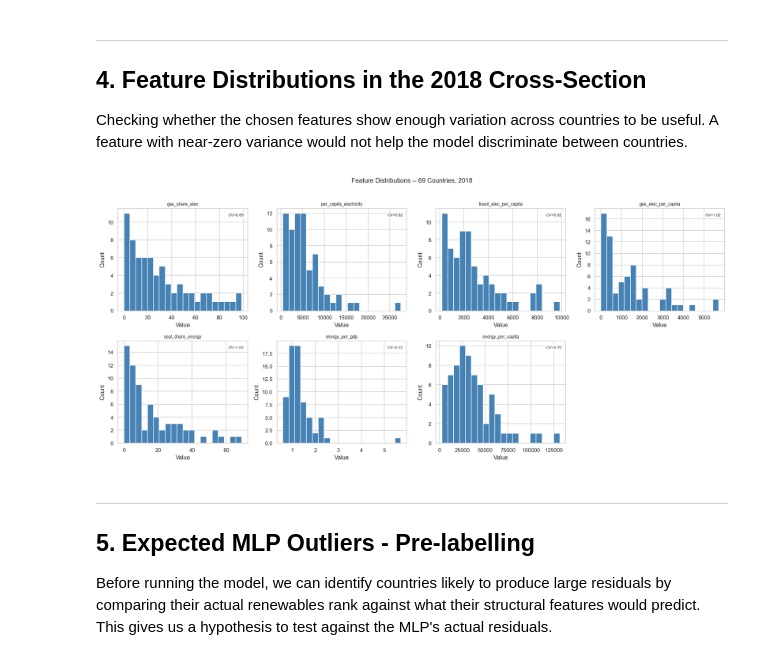
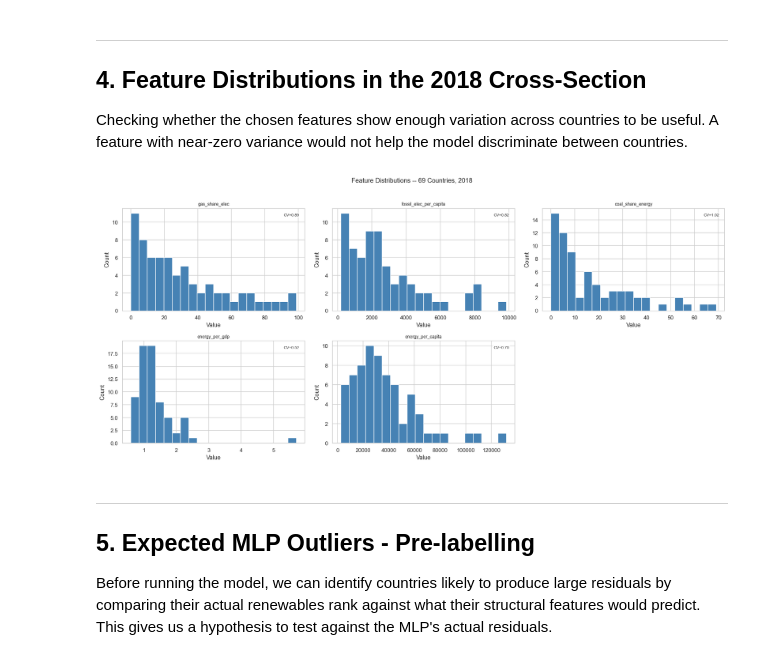
Before and after one commit to iggygonzales/ds4420-final-project, a Jupyter notebook: EDA/Country_Selection_EDA.ipynb, the cells around one changed output. Cells and saved outputs as stored; diff of their text form; code cells hidden in the pictures.

Commit message:
updated EDA with correct columns, dropping per_capita_electricity and gas_share_elec_per_capita

```diff
--- a/EDA/Country_Selection_EDA.ipynb
+++ b/EDA/Country_Selection_EDA.ipynb
@@ -31,9 +31,7 @@ DATA_PATH = '../data/World_Energy_Consumption.csv'
 # population) which had near-zero correlation with the target.
 FEATURES = [
     'gas_share_elec', # gas share of electricity generation (r = -0.50)
-    'per_capita_electricity', # electricity use per person (r = +0.47)
     'fossil_elec_per_capita', # fossil electricity per person (r = -0.42)
-    'gas_elec_per_capita', # gas electricity per person (r = -0.37)
     'coal_share_energy', # coal share of total energy (r = -0.28)
     'energy_per_gdp', # energy intensity of economy (r = -0.19)
     'energy_per_capita', # total energy use per person (r = +0.15)
@@ -212,25 +208,25 @@ Min : 0.01%  |  Max : 69.6%
 
 Checking whether the chosen features show enough variation across countries to be useful. A feature with near-zero variance would not help the model discriminate between countries.
 # %%
-fig, axes = plt.subplots(2, 4, figsize=(18, 8))
+fig, axes = plt.subplots(2, 3, figsize=(18, 8))
 axes = axes.flatten()
 
 for i, feat in enumerate(FEATURES):
     axes[i].hist(complete_2018[feat].dropna(), bins=20, color='steelblue', edgecolor='white')
     axes[i].set_title(feat, fontsize=9)
     axes[i].set_xlabel('Value')
     axes[i].set_ylabel('Count')
     cv = complete_2018[feat].std() / complete_2018[feat].mean()
     axes[i].text(0.97, 0.95, f'CV={cv:.2f}',
                  transform=axes[i].transAxes, ha='right', va='top', fontsize=8,
                  bbox=dict(boxstyle='round,pad=0.2', fc='white', alpha=0.7))
 
 axes[-1].axis('off')
 plt.suptitle('Feature Distributions -- 69 Countries, 2018', fontsize=13, y=1.02)
 plt.tight_layout()
 plt.show()
 # %% [output]
-[figure, old version]
+[figure, new version]
 # %% [markdown]
 ---
 ## 5. Expected MLP Outliers - Pre-labelling
```
Also changed, not shown: parts of 4 cells of this notebook, 1 other file.
